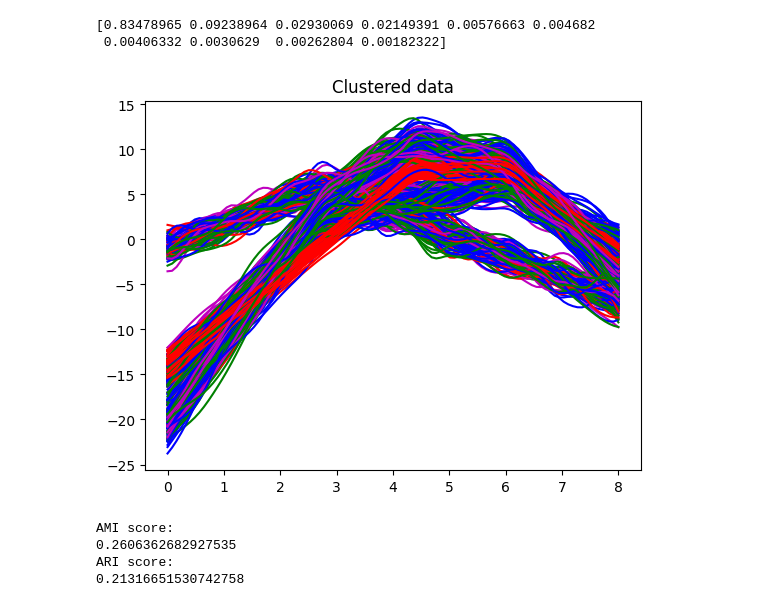
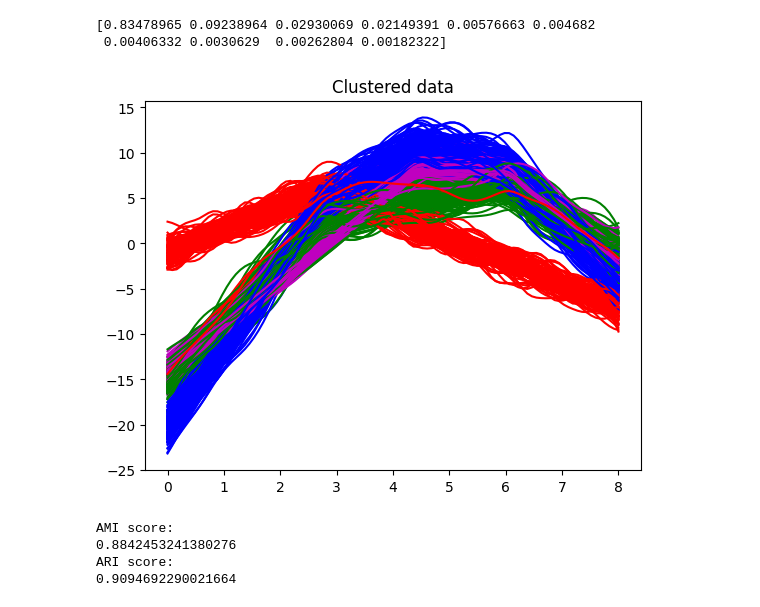
Before and after one commit to Newman251/Thesis-Functional_Data_Ensemble_Clustering_From_FDA, a Jupyter notebook: weighted_experiment2.ipynb, the cells around one changed output. Saved outputs shown, nothing was run; the diff lists cells and outputs as text; code cells hidden in the pictures.

```diff
--- a/weighted_experiment2.ipynb
+++ b/weighted_experiment2.ipynb
@@ -121,9 +121,11 @@ def functional_data_clustering (eigen_values, K, variance):
     #             else:
     #                 probabilities[i][j][k] = 0
 
-        # Multiply each matrix by the variance
+        # Multiply each matrix by the total variance of the eigenvalue
+    total_variance = 0
     for i in range(n):
-        membership_matrices[i] = np.multiply(membership_matrices[i], variance[i])
+        total_variance += variance[i]
+        membership_matrices[i] = membership_matrices[i]*total_variance
 
     # Affinity matrix A, which is the sum of the V cluster membership matrix M_v*M_v^T
     matrix_multiplication = []
@@ -141,35 +143,35 @@ def functional_data_clustering (eigen_values, K, variance):
     return membership_matrices, labels
 # %%
 # Get data from the first function
-data_smooth, mean, principal_componenets, eigen_functions = functional_data_decomposition (Y, 10, 100)
+data_smooth, mean, principal_componenets, eigen_functions = functional_data_decomposition (Y, 3, 100)
 
 # Get data from the second function
 membership_matrices, labels = functional_data_clustering (principal_componenets, 4, variance)
 
 # Plot the curves with their labels
 t = np.expand_dims(np.linspace(0, 8, len(data_smooth[0])), 1)
 for i in range(len(data_smooth)):
     if labels[i] == 0:
         plt.plot(t, data_smooth[i], '-m')
     elif labels[i] == 1:
         plt.plot(t, data_smooth[i], '-g')
     elif labels[i] == 2:
         plt.plot(t, data_smooth[i], '-b')
     else:
         plt.plot(t, data_smooth[i], '-r')
 plt.title('Clustered data')
 plt.show()
 
 # Get the AMI score
 print("AMI score:")
 print(adjusted_mutual_info_score(simulation_label, labels))
 
 # Get the ARM scoree
 print("ARI score:")
 print(adjusted_rand_score(simulation_label, labels))
 # %% [output]
-[figure, old version]
+[figure, new version]
 AMI score:
-0.2606362682927535
+0.8842453241380276
 ARI score:
-0.21316651530742758
+0.9094692290021664
```
Also changed, not shown: parts of 2 cells of this notebook, 5 other files.
